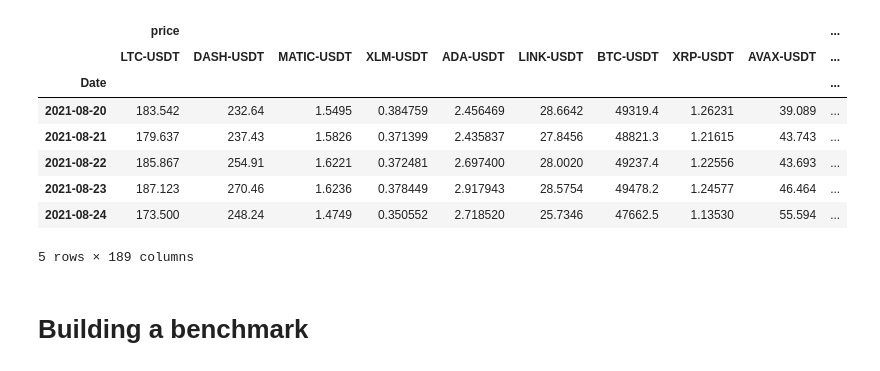
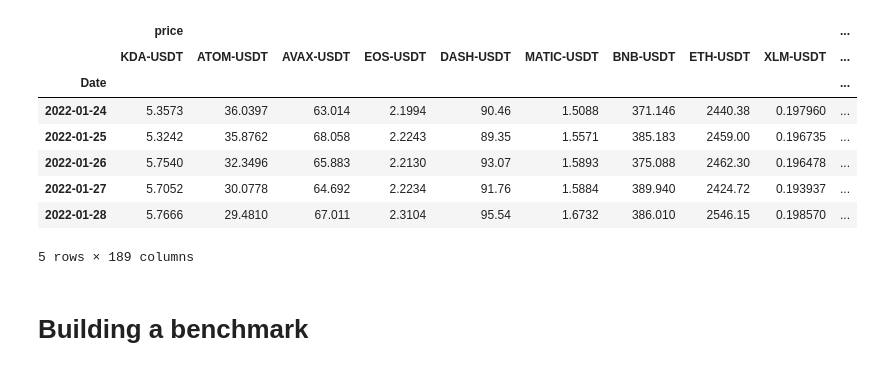
Before and after one commit to BaptisteZloch/Crypto-momentum-portfolios, a Jupyter notebook: src/crypto-momentum-cross-sectional.ipynb, the cells around one changed output. Saved outputs shown, nothing was run; the diff lists cells and outputs as text; code cells hidden in the pictures.

```diff
--- a/src/crypto-momentum-cross-sectional.ipynb
+++ b/src/crypto-momentum-cross-sectional.ipynb
@@ -47,41 +49,45 @@ dl.assets
 # %%
-DURATION_DAYS = 15 # Days
-DURATION_MONTHS = 1 # Months
+DURATION_DAYS = 172  # Days
+DURATION_MONTHS = 1  # Months
 
 universe = (
     dl.get_crypto(
         "all",
         data_frequency=DataFrequency.DAILY,
         fields=[
             Fields.PRICE,
             Fields.MARKET_CAP,
             Fields.MOMENTUM,
             Fields.EMA_MOMENTUM,
             Fields.TS_MOMENTUM,
+
             Fields.VOLATILITY_NEUTRALIZED_MOMENTUM,
             Fields.RETURNS,
+
             Fields.VOLATILITY,
             Fields.VOLUME,
         ],
         flatten_fields_with_crypto=False,
         momentum_lookback=DURATION_DAYS * DURATION_MONTHS,
         ts_momentum_lookback=DURATION_DAYS * DURATION_MONTHS,
         ema_momentum_lookback=DURATION_DAYS * DURATION_MONTHS,
         volatility_lookback=DURATION_DAYS * DURATION_MONTHS,
     )
     .dropna()
     .loc[:]  # "2021-10-28"
 )
+
+
 universe.head()
 # %% [output]
 |  | price |  |  |  |  |  |  |  |  | ... |
-|  | LTC-USDT | DASH-USDT | MATIC-USDT | XLM-USDT | ADA-USDT | LINK-USDT | BTC-USDT | XRP-USDT | AVAX-USDT | ... |
+|  | KDA-USDT | ATOM-USDT | AVAX-USDT | EOS-USDT | DASH-USDT | MATIC-USDT | BNB-USDT | ETH-USDT | XLM-USDT | ... |
 | Date |  |  |  |  |  |  |  |  |  | ... |
-| 2021-08-20 | 183.542 | 232.64 | 1.5495 | 0.384759 | 2.456469 | 28.6642 | 49319.4 | 1.26231 | 39.089 | ... |
-| 2021-08-21 | 179.637 | 237.43 | 1.5826 | 0.371399 | 2.435837 | 27.8456 | 48821.3 | 1.21615 | 43.743 | ... |
-| 2021-08-22 | 185.867 | 254.91 | 1.6221 | 0.372481 | 2.697400 | 28.0020 | 49237.4 | 1.22556 | 43.693 | ... |
-| 2021-08-23 | 187.123 | 270.46 | 1.6236 | 0.378449 | 2.917943 | 28.5754 | 49478.2 | 1.24577 | 46.464 | ... |
-| 2021-08-24 | 173.500 | 248.24 | 1.4749 | 0.350552 | 2.718520 | 25.7346 | 47662.5 | 1.13530 | 55.594 | ... |
+| 2022-01-24 | 5.3573 | 36.0397 | 63.014 | 2.1994 | 90.46 | 1.5088 | 371.146 | 2440.38 | 0.197960 | ... |
+| 2022-01-25 | 5.3242 | 35.8762 | 68.058 | 2.2243 | 89.35 | 1.5571 | 385.183 | 2459.00 | 0.196735 | ... |
+| 2022-01-26 | 5.7540 | 32.3496 | 65.883 | 2.2130 | 93.07 | 1.5893 | 375.088 | 2462.30 | 0.196478 | ... |
+| 2022-01-27 | 5.7052 | 30.0778 | 64.692 | 2.2234 | 91.76 | 1.5884 | 389.940 | 2424.72 | 0.193937 | ... |
+| 2022-01-28 | 5.7666 | 29.4810 | 67.011 | 2.3104 | 95.54 | 1.6732 | 386.010 | 2546.15 | 0.198570 | ... |
 5 rows × 189 columns
 # %% [markdown]
 # Building a benchmark
```
Also changed, not shown: parts of 8 cells of this notebook, 19 other files.
